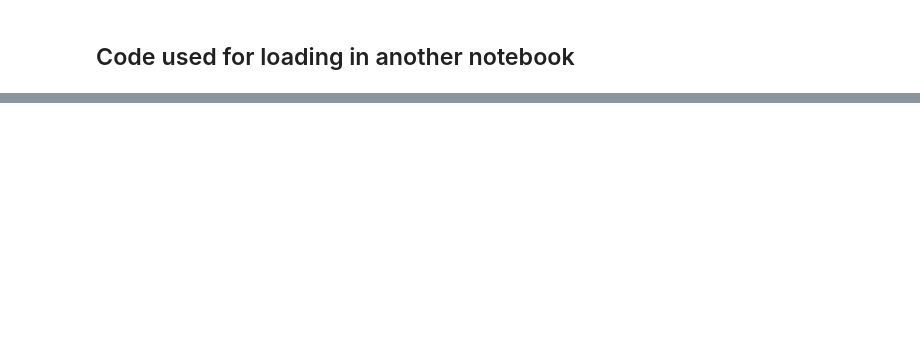
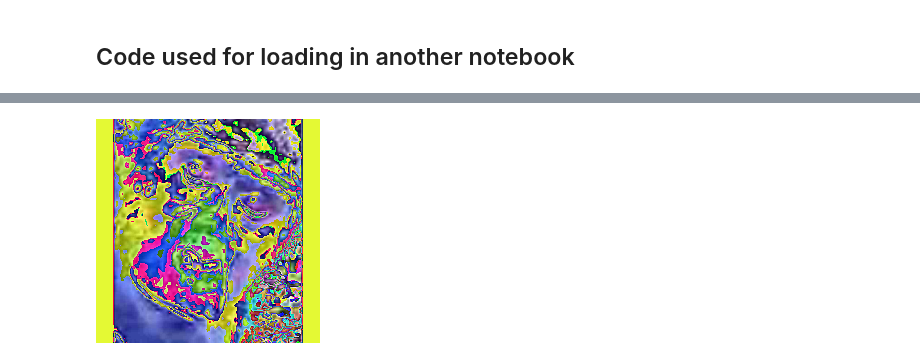
Before and after one commit to liamvdv/gorillatracker, a Jupyter notebook: notebooks/test_embeddings.ipynb, the cells around one changed output, grey strips where cells are left out. Cells and saved outputs as stored; diff of their text form; code cells hidden in the pictures; blank space fills up the shorter version.

```diff
--- a/notebooks/test_embeddings.ipynb
+++ b/notebooks/test_embeddings.ipynb
@@ -40,2 +99,6 @@ def generate_embeddings(model, dataset, device):  # TODO
 # %% [markdown]
 ## Code used for loading in another notebook
+# %%
+model = load_model_from_wandb("gorillas/Embedding-ALL-SPAC-Open/model-3ag1c2vf:v1", EfficientNetV2Wrapper, 128, "cpu")
+dataset = get_dataset(model=EfficientNetV2Wrapper)
+df = generate_embeddings(model, dataset, "cpu")
@@ -42 +127,7 @@ def generate_embeddings(model, dataset, device):  # TODO
+# %%
+# show sample image
+sample_img = df["input"][0]
+sample_img.show()
+# %% [output]
+[figure, added]
 # %%
```
Also changed, not shown: parts of 4 cells of this notebook, 4 other files.
